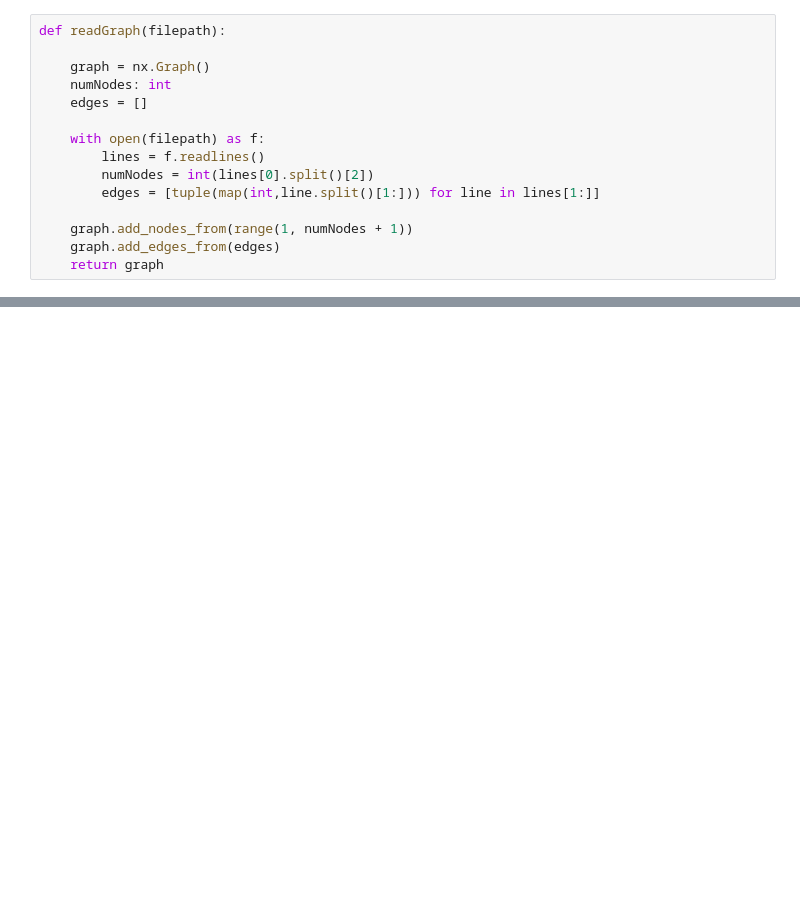
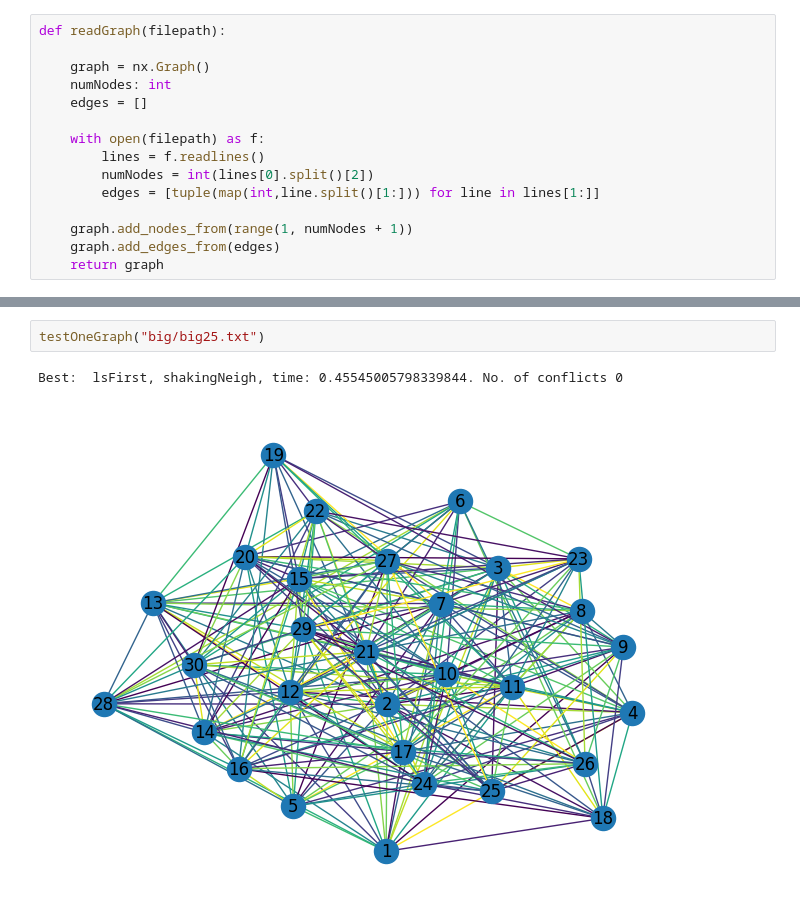
Before and after one commit to ivanaivaneza/minimumEdgeColoring, a Jupyter notebook: vns.ipynb, the cells around one changed output, grey strips where cells are left out. Saved outputs shown, nothing was run; the diff lists cells and outputs as text; blank space fills up the shorter version.

```diff
--- a/vns.ipynb
+++ b/vns.ipynb
@@ -241,0 +321,5 @@ graph10.txt testing...
+# %%
+testOneGraph("big/big25.txt")
+# %% [output]
+Best:  lsFirst, shakingNeigh, time: 0.45545005798339844. No. of conflicts 0
+[figure, added]
```
Also changed, not shown: parts of 18 cells of this notebook, 7 other files.
